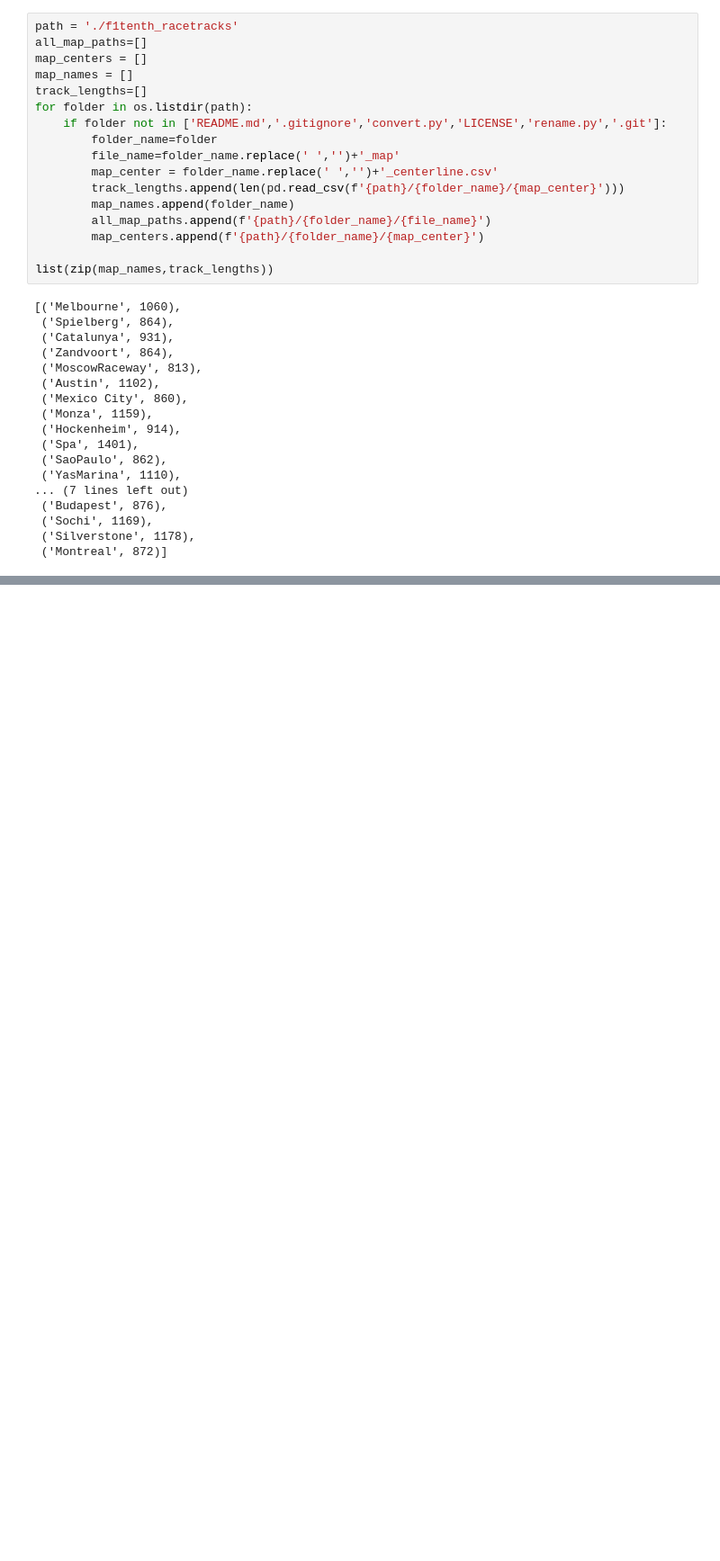
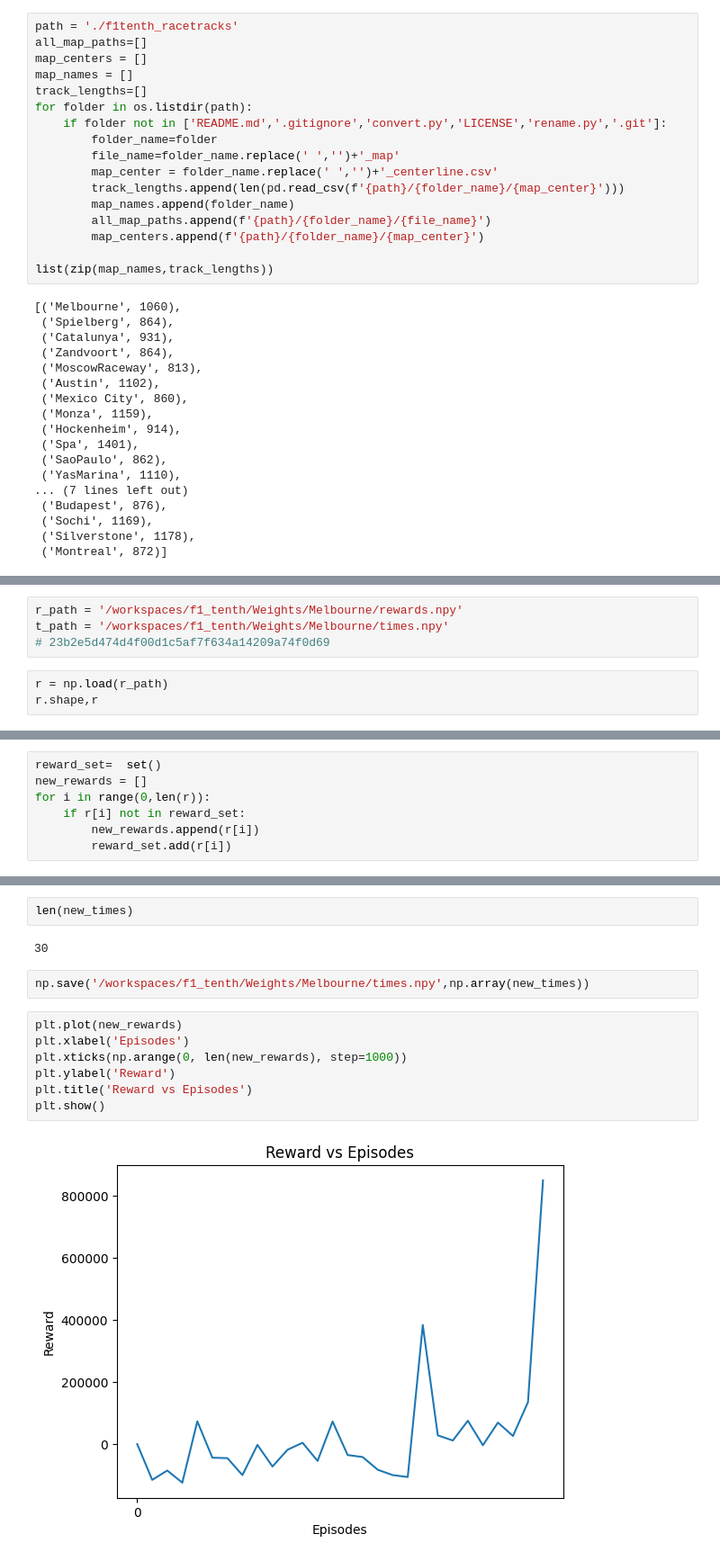
Before and after one commit to potladurthy/f1_tenth, a Jupyter notebook: SARSA_3D_weights.ipynb, the cells around one changed output, grey strips where cells are left out. Shown at 90% size. Drawn from its saved outputs; the diff is of its cells as text; blank space fills up the shorter version.

Commit message:
cleaned reward and time

```diff
--- a/SARSA_3D_weights.ipynb
+++ b/SARSA_3D_weights.ipynb
@@ -431,0 +436,7 @@ Collision: 17250, Time: 1580.4597208499908, Reward: 135371.11196094158
+# %%
+r_path = '/workspaces/f1_tenth/Weights/Melbourne/rewards.npy'
+t_path = '/workspaces/f1_tenth/Weights/Melbourne/times.npy'
+# 23b2e5d474d4f00d1c5af7f634a14209a74f0d69
+# %%
+r = np.load(r_path)
+r.shape,r
@@ -431,0 +455,7 @@ Collision: 17250, Time: 1580.4597208499908, Reward: 135371.11196094158
+# %%
+reward_set=  set()
+new_rewards = []
+for i in range(0,len(r)):
+    if r[i] not in reward_set:
+        new_rewards.append(r[i])
+        reward_set.add(r[i])
@@ -431,0 +484,15 @@ Collision: 17250, Time: 1580.4597208499908, Reward: 135371.11196094158
+# %%
+len(new_times)
+# %% [output]
+30
+# %%
+np.save('/workspaces/f1_tenth/Weights/Melbourne/times.npy',np.array(new_times))
+# %%
+plt.plot(new_rewards)
+plt.xlabel('Episodes')
+plt.xticks(np.arange(0, len(new_rewards), step=1000))
+plt.ylabel('Reward')
+plt.title('Reward vs Episodes')
+plt.show()
+# %% [output]
+[figure, added]
```
Also changed, not shown: parts of 8 cells of this notebook, 2 other files.
